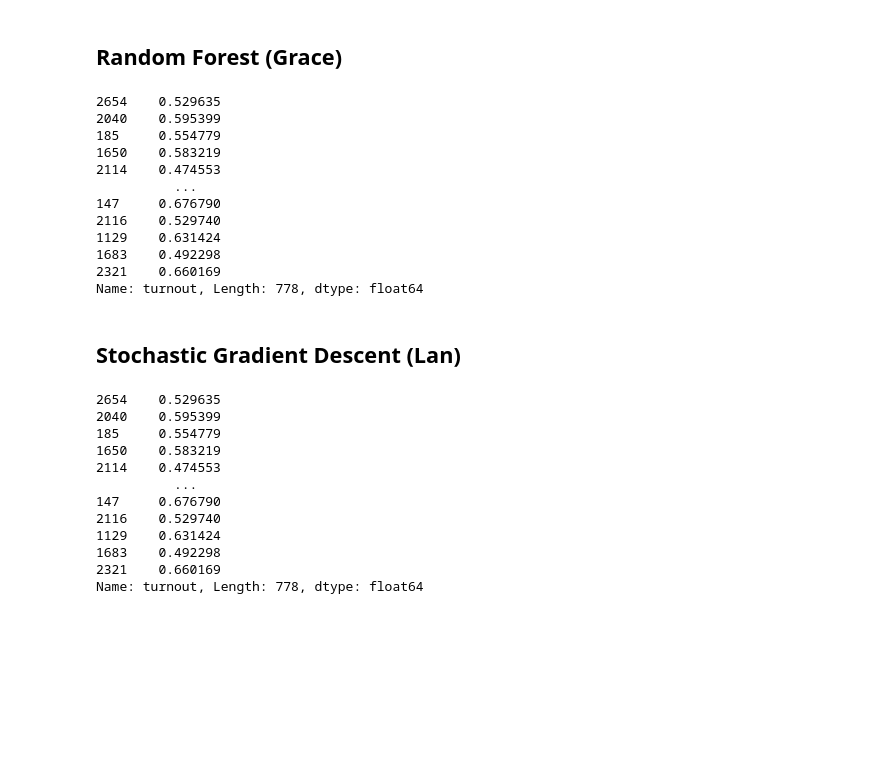
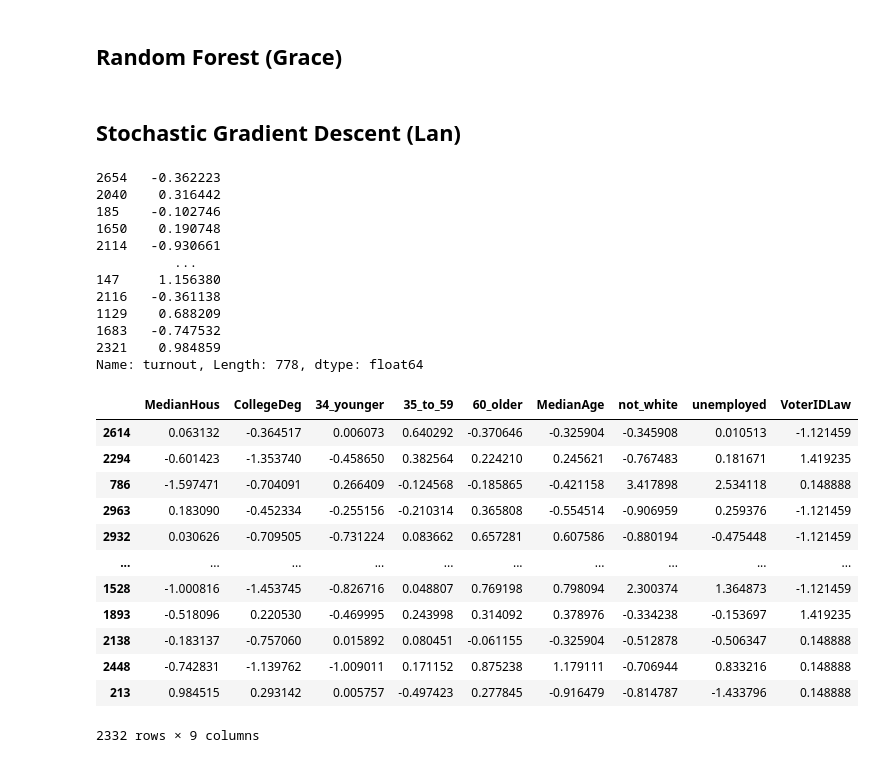
Before and after one commit to DesiPilla/demographics-voterid-turnout, a Jupyter notebook: Data_Analysis.ipynb, the cells around one changed output. Drawn from its saved outputs; the diff is of its cells as text; code cells hidden in the pictures; blank space fills up the shorter version.

```diff
--- a/Data_Analysis.ipynb
+++ b/Data_Analysis.ipynb
@@ -471,7 +484,7 @@ feat_st = (feat - feat.mean()) / feat.std()
 target = data_no_ak.turnout
 target_st = (target - target.mean()) / target.std()
 
-X_train, X_test, y_train, y_test = train_test_split(feat_st, target, test_size=0.25, random_state=667)
+X_train, X_test, y_train, y_test = train_test_split(feat_st, target_st, test_size=0.25, random_state=667)
 # %%
 # Get the voting-eligible persons in each county and state for weighting
 vep = np.array(data_no_ak.VEP).reshape(-1, 1)
@@ -647,19 +672,6 @@ y_train
 
 X_test
 y_test
-# %% [output]
-2654    0.529635
-2040    0.595399
-185     0.554779
-1650    0.583219
-2114    0.474553
-          ...
-147     0.676790
-2116    0.529740
-1129    0.631424
-1683    0.492298
-2321    0.660169
-Name: turnout, Length: 778, dtype: float64
 # %% [markdown]
 ## Stochastic Gradient Descent (Lan)
 # %%
@@ -671,15 +683,15 @@ y_train
 X_test
 y_test
 # %% [output]
-2654    0.529635
-2040    0.595399
-185     0.554779
-1650    0.583219
-2114    0.474553
+2654   -0.362223
+2040    0.316442
+185    -0.102746
+1650    0.190748
+2114   -0.930661
           ...
-147     0.676790
-2116    0.529740
-1129    0.631424
-1683    0.492298
-2321    0.660169
+147     1.156380
+2116   -0.361138
+1129    0.688209
+1683   -0.747532
+2321    0.984859
 Name: turnout, Length: 778, dtype: float64
@@ -685,0 +701,16 @@ Name: turnout, Length: 778, dtype: float64
+# %%
+X_train
+# %% [output]
+|  | MedianHous | CollegeDeg | 34_younger | 35_to_59 | 60_older | MedianAge | not_white | unemployed | VoterIDLaw |
+| 2614 | 0.063132 | -0.364517 | 0.006073 | 0.640292 | -0.370646 | -0.325904 | -0.345908 | 0.010513 | -1.121459 |
+| 2294 | -0.601423 | -1.353740 | -0.458650 | 0.382564 | 0.224210 | 0.245621 | -0.767483 | 0.181671 | 1.419235 |
+| 786 | -1.597471 | -0.704091 | 0.266409 | -0.124568 | -0.185865 | -0.421158 | 3.417898 | 2.534118 | 0.148888 |
+| 2963 | 0.183090 | -0.452334 | -0.255156 | -0.210314 | 0.365808 | -0.554514 | -0.906959 | 0.259376 | -1.121459 |
+| 2932 | 0.030626 | -0.709505 | -0.731224 | 0.083662 | 0.657281 | 0.607586 | -0.880194 | -0.475448 | -1.121459 |
+| ... | ... | ... | ... | ... | ... | ... | ... | ... | ... |
+| 1528 | -1.000816 | -1.453745 | -0.826716 | 0.048807 | 0.769198 | 0.798094 | 2.300374 | 1.364873 | -1.121459 |
+| 1893 | -0.518096 | 0.220530 | -0.469995 | 0.243998 | 0.314092 | 0.378976 | -0.334238 | -0.153697 | 1.419235 |
+| 2138 | -0.183137 | -0.757060 | 0.015892 | 0.080451 | -0.061155 | -0.325904 | -0.512878 | -0.506347 | 0.148888 |
+| 2448 | -0.742831 | -1.139762 | -1.009011 | 0.171152 | 0.875238 | 1.179111 | -0.706944 | 0.833216 | 0.148888 |
+| 213 | 0.984515 | 0.293142 | 0.005757 | -0.497423 | 0.277845 | -0.916479 | -0.814787 | -1.433796 | 0.148888 |
+2332 rows × 9 columns
```
Also changed, not shown: parts of 16 cells of this notebook.
